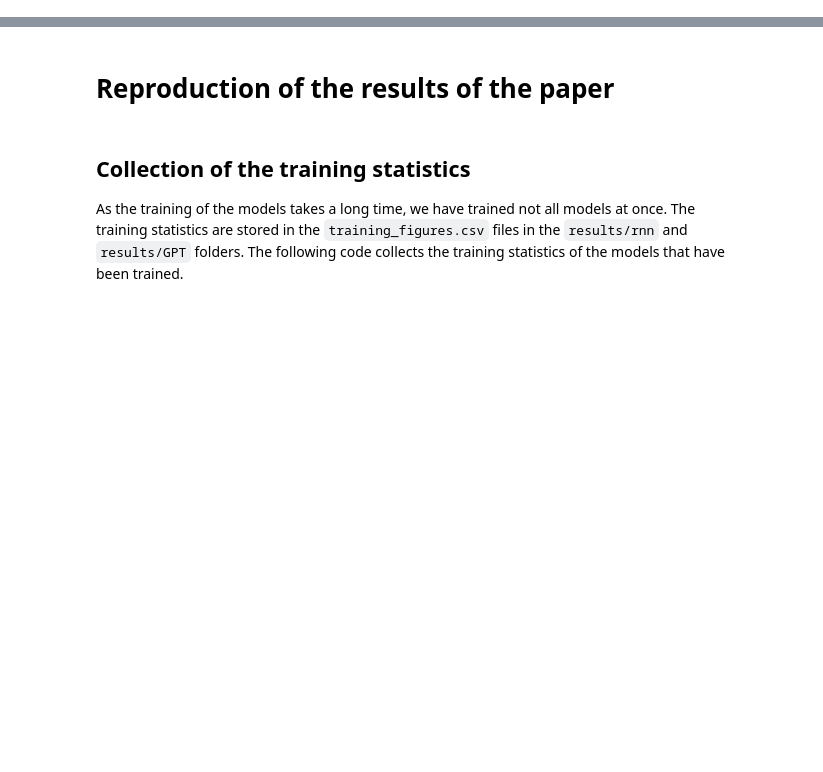
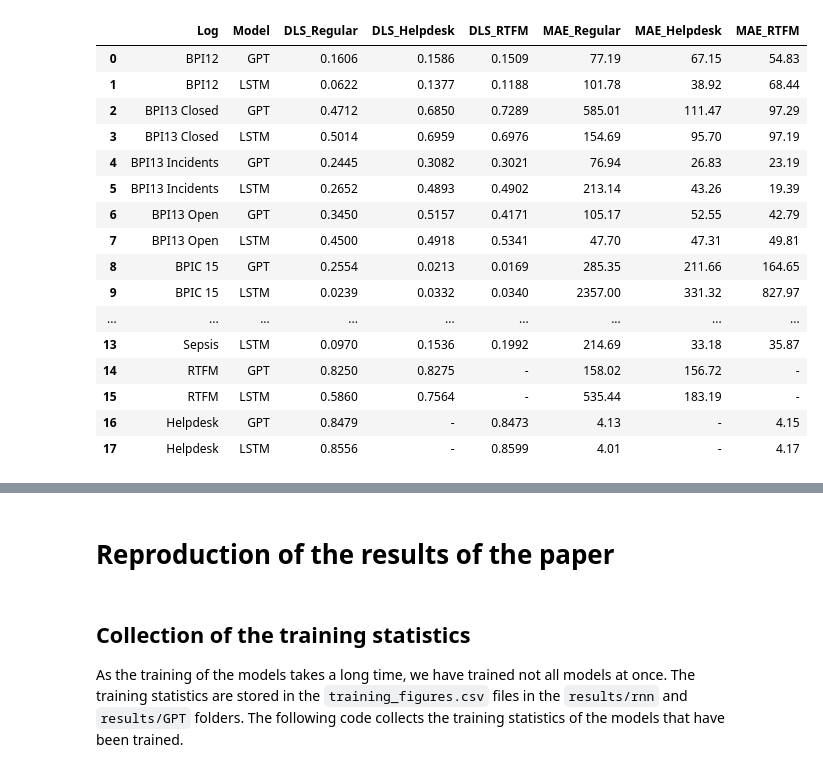
Before and after one commit to Hannoma/Transfer-Learning-for-Predictive-Process-Monitoring, a Jupyter notebook: collecting_results.ipynb, the cells around one changed output, grey strips where cells are left out. Saved outputs shown, nothing was run; the diff lists cells and outputs as text; code cells hidden in the pictures; blank space fills up the shorter version.

```diff
--- a/collecting_results.ipynb
+++ b/collecting_results.ipynb
@@ -10,0 +55,43 @@ from definitions import RESULTS_DIR
+# %%
+scores_csv = """
+Log,Model,DLS_Regular,DLS_Helpdesk,DLS_RTFM,MAE_Regular,MAE_Helpdesk,MAE_RTFM
+BPI12, GPT, 0.1606, 0.1586, 0.1509, 77.19, 67.15, 54.83
+BPI12, LSTM, 0.0622, 0.1377, 0.1188, 101.78, 38.92, 68.44
+BPI13 Closed, GPT, 0.4712, 0.6850, 0.7289, 585.01, 111.47, 97.29
+BPI13 Closed, LSTM, 0.5014, 0.6959, 0.6976, 154.69, 95.70, 97.19
+BPI13 Incidents, GPT, 0.2445, 0.3082, 0.3021, 76.94, 26.83, 23.19
+BPI13 Incidents, LSTM, 0.2652, 0.4893, 0.4902, 213.14, 43.26, 19.39
+BPI13 Open, GPT, 0.3450, 0.5157, 0.4171, 105.17, 52.55, 42.79
+BPI13 Open, LSTM, 0.4500, 0.4918, 0.5341, 47.70, 47.31, 49.81
+BPIC 15, GPT, 0.2554, 0.0213, 0.0169, 285.35, 211.66, 164.65
+BPIC 15, LSTM, 0.0239, 0.0332, 0.0340, 2357.00, 331.32, 827.97
+BPI17, GPT, 0.1428, 0.1424, 0.1423, 36.85, 32.50, 57.23
+BPI17, LSTM, 0.0549, 0.0598, 0.0460, 36.44, 24.65, 35.72
+Sepsis, GPT, 0.0876, 0.1042, 0.1030, 1078.09, 82.99, 142.14
+Sepsis, LSTM, 0.0970, 0.1536, 0.1992, 214.69, 33.18, 35.87
+RTFM, GPT, 0.8250, 0.8275, -, 158.02, 156.72, -
+RTFM, LSTM, 0.5860, 0.7564, -, 535.44, 183.19, -
+Helpdesk, GPT, 0.8479, -, 0.8473, 4.13, -, 4.15
+Helpdesk, LSTM, 0.8556, -, 0.8599, 4.01, -, 4.17
+"""
+
+scores_df = pd.read_csv(io.StringIO(scores_csv))
+scores_df
+# %% [output]
+|  | Log | Model | DLS_Regular | DLS_Helpdesk | DLS_RTFM | MAE_Regular | MAE_Helpdesk | MAE_RTFM |
+| 0 | BPI12 | GPT | 0.1606 | 0.1586 | 0.1509 | 77.19 | 67.15 | 54.83 |
+| 1 | BPI12 | LSTM | 0.0622 | 0.1377 | 0.1188 | 101.78 | 38.92 | 68.44 |
+| 2 | BPI13 Closed | GPT | 0.4712 | 0.6850 | 0.7289 | 585.01 | 111.47 | 97.29 |
+| 3 | BPI13 Closed | LSTM | 0.5014 | 0.6959 | 0.6976 | 154.69 | 95.70 | 97.19 |
+| 4 | BPI13 Incidents | GPT | 0.2445 | 0.3082 | 0.3021 | 76.94 | 26.83 | 23.19 |
+| 5 | BPI13 Incidents | LSTM | 0.2652 | 0.4893 | 0.4902 | 213.14 | 43.26 | 19.39 |
+| 6 | BPI13 Open | GPT | 0.3450 | 0.5157 | 0.4171 | 105.17 | 52.55 | 42.79 |
+| 7 | BPI13 Open | LSTM | 0.4500 | 0.4918 | 0.5341 | 47.70 | 47.31 | 49.81 |
+| 8 | BPIC 15 | GPT | 0.2554 | 0.0213 | 0.0169 | 285.35 | 211.66 | 164.65 |
+| 9 | BPIC 15 | LSTM | 0.0239 | 0.0332 | 0.0340 | 2357.00 | 331.32 | 827.97 |
+| ... | ... | ... | ... | ... | ... | ... | ... | ... |
+| 13 | Sepsis | LSTM | 0.0970 | 0.1536 | 0.1992 | 214.69 | 33.18 | 35.87 |
+| 14 | RTFM | GPT | 0.8250 | 0.8275 | - | 158.02 | 156.72 | - |
+| 15 | RTFM | LSTM | 0.5860 | 0.7564 | - | 535.44 | 183.19 | - |
+| 16 | Helpdesk | GPT | 0.8479 | - | 0.8473 | 4.13 | - | 4.15 |
+| 17 | Helpdesk | LSTM | 0.8556 | - | 0.8599 | 4.01 | - | 4.17 |
```
Also changed, not shown: parts of 5 cells of this notebook, 1 other file.
